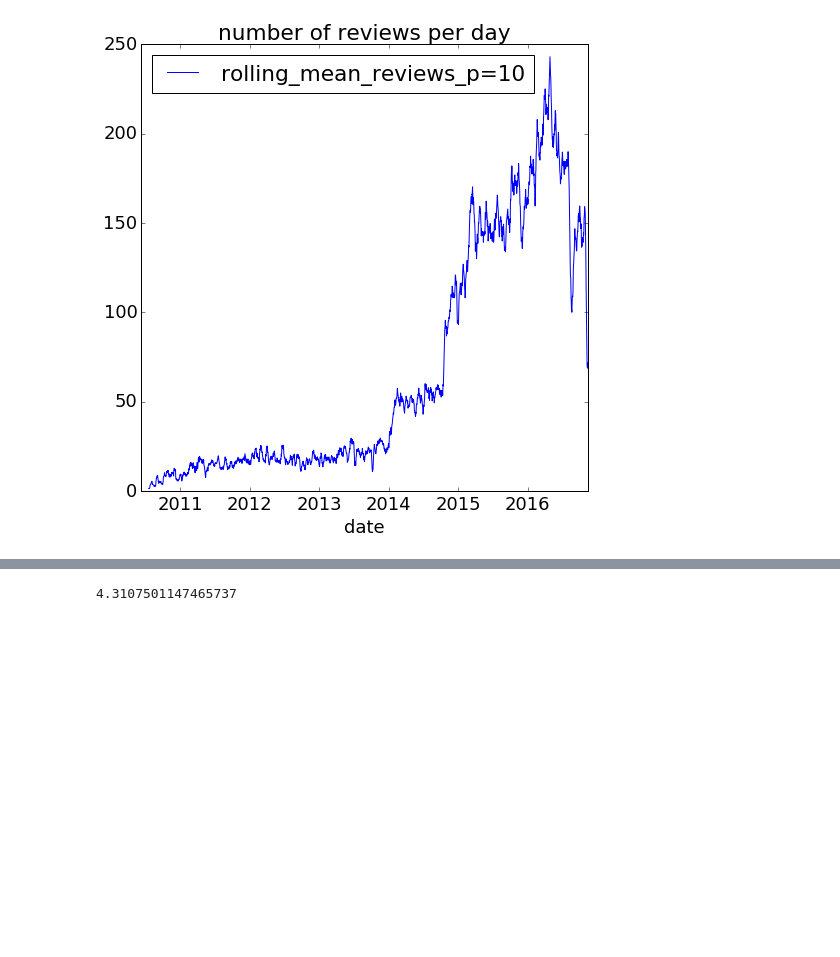
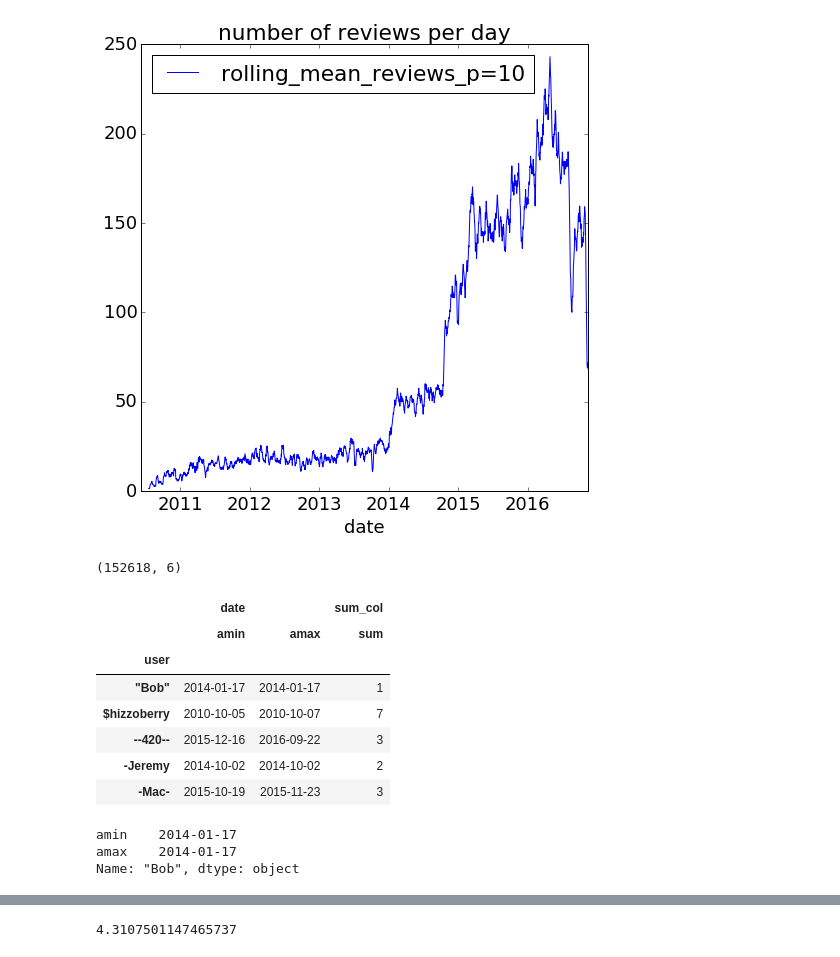
Before and after one commit to nateGeorge/canna-recommend, a Jupyter notebook: leafly/reviews_EDA.ipynb, the cells around one changed output, grey strips where cells are left out. Saved outputs shown, nothing was run; the diff lists cells and outputs as text; code cells hidden in the pictures; blank space fills up the shorter version.

```diff
--- a/leafly/reviews_EDA.ipynb
+++ b/leafly/reviews_EDA.ipynb
@@ -45,3 +45,12 @@ f = date_df_ts.plot(x='date', y='rolling_mean_reviews_p=10', ax=ax)
 t = plt.title('number of reviews per day')
 # %% [output]
 [figure]
+# %%
+df.shape
+# %% [output]
+(152618, 6)
+# %%
+df2 = df.copy()
+df2['sum_col'] = 1
+# %%
+user_groups = df2.groupby('user')
@@ -47,0 +59,17 @@ t = plt.title('number of reviews per day')
+# %%
+user_group_df.head()
+# %% [output]
+|  | date |  | sum_col |
+|  | amin | amax | sum |
+| user |  |  |  |
+| "Bob" | 2014-01-17 | 2014-01-17 | 1 |
+| $hizzoberry | 2010-10-05 | 2010-10-07 | 7 |
+| --420-- | 2015-12-16 | 2016-09-22 | 3 |
+| -Jeremy | 2014-10-02 | 2014-10-02 | 2 |
+| -Mac- | 2015-10-19 | 2015-11-23 | 3 |
+# %%
+user_group_df.iloc[0]['date']
+# %% [output]
+amin    2014-01-17
+amax    2014-01-17
+Name: "Bob", dtype: object
```
Also changed, not shown: parts of 14 cells of this notebook.
